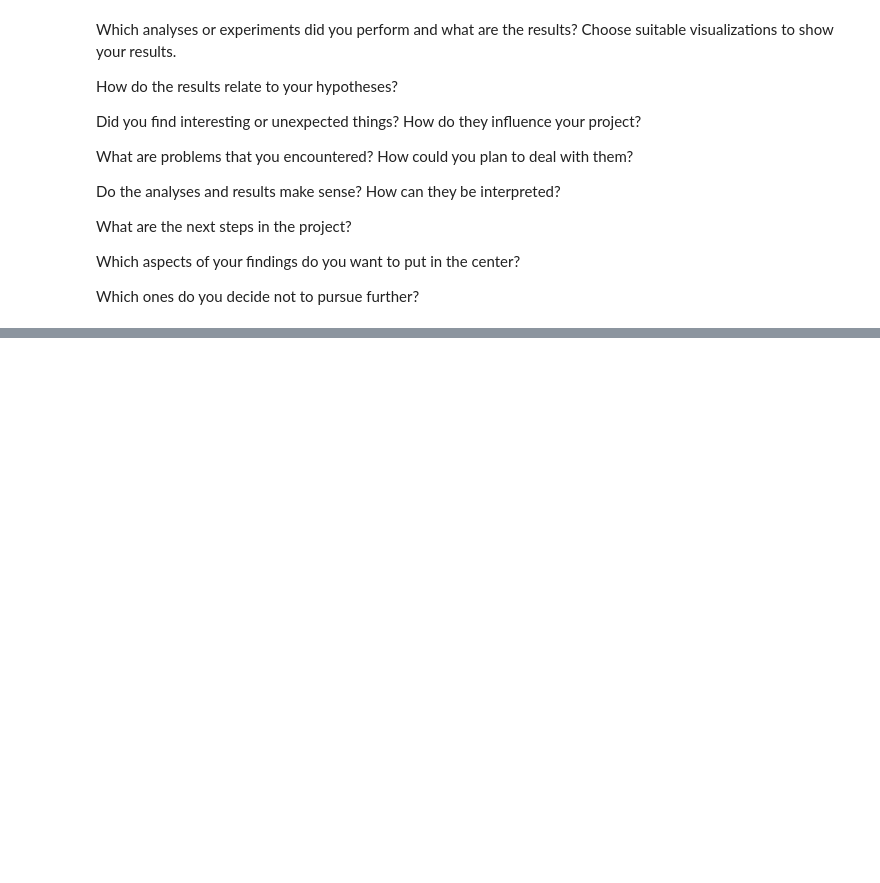
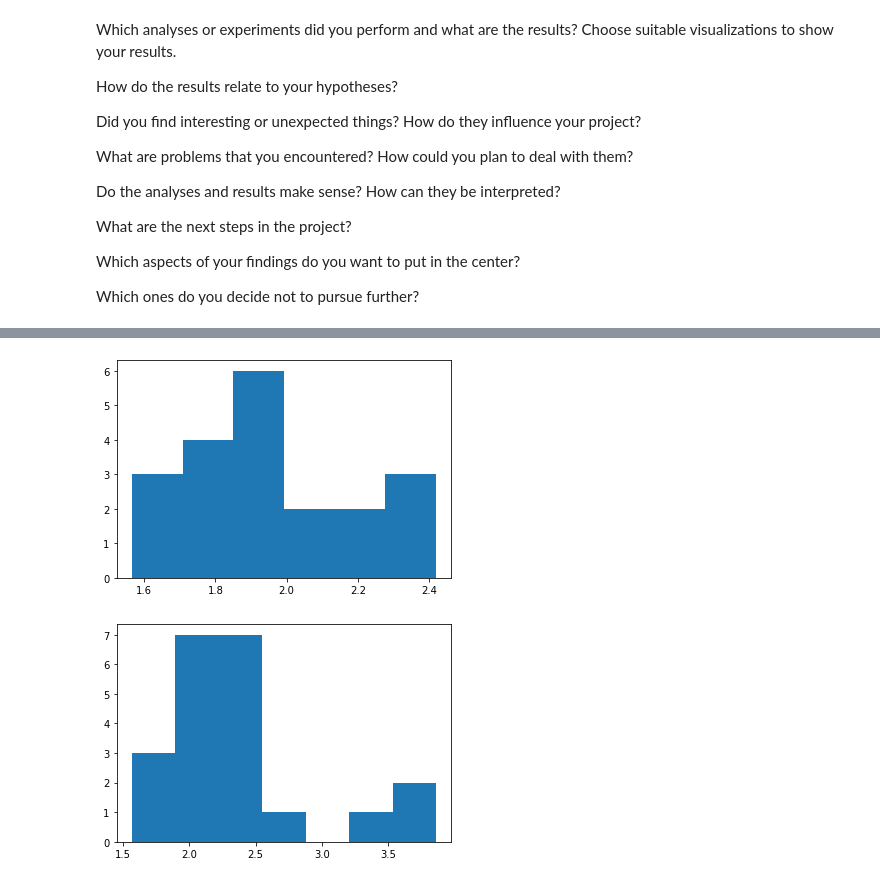
Before and after one commit to haeeunkim/dh401, a Jupyter notebook: analysis.ipynb, the cells around one changed output, grey strips where cells are left out. Cells and saved outputs as stored; diff of their text form; code cells hidden in the pictures; blank space fills up the shorter version.

```diff
--- a/analysis.ipynb
+++ b/analysis.ipynb
@@ -349,0 +262,10 @@ def rest_based(self, sample_clean):
+# %%
+# syllabic rate - syllables per second
+plt.hist(summary_df['syllabic_rate'][summary_df.genre == 'oldschool'], bins='auto')
+plt.show()
+
+plt.hist(summary_df['syllabic_rate'][summary_df.genre == 'gangsta'],bins='auto')
+plt.show()
+# %% [output]
+[figure, added]
+[figure, added]
```
Also changed, not shown: parts of 16 cells of this notebook.
